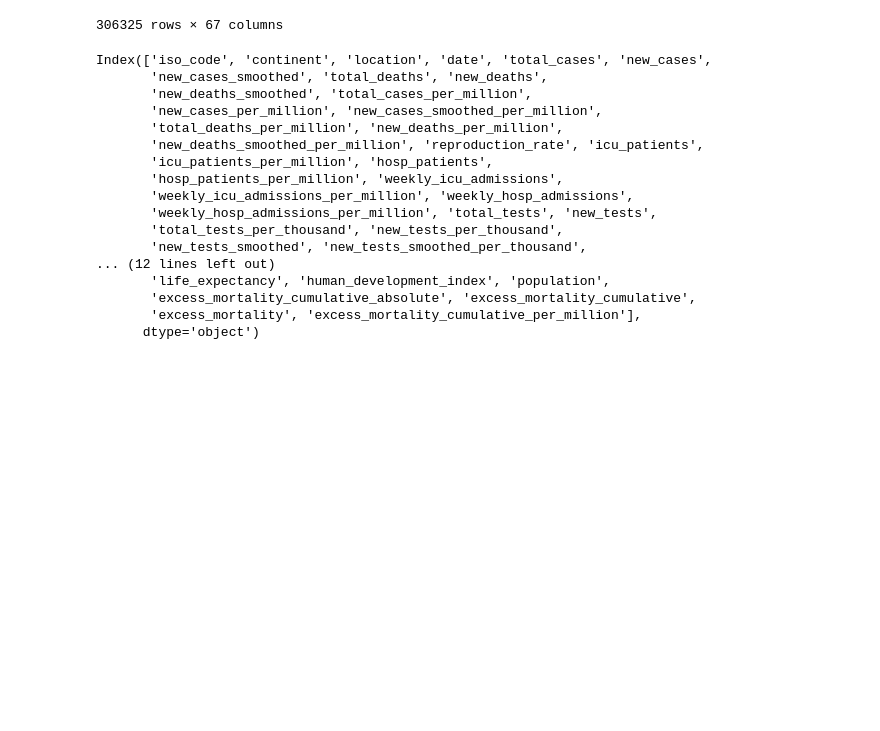
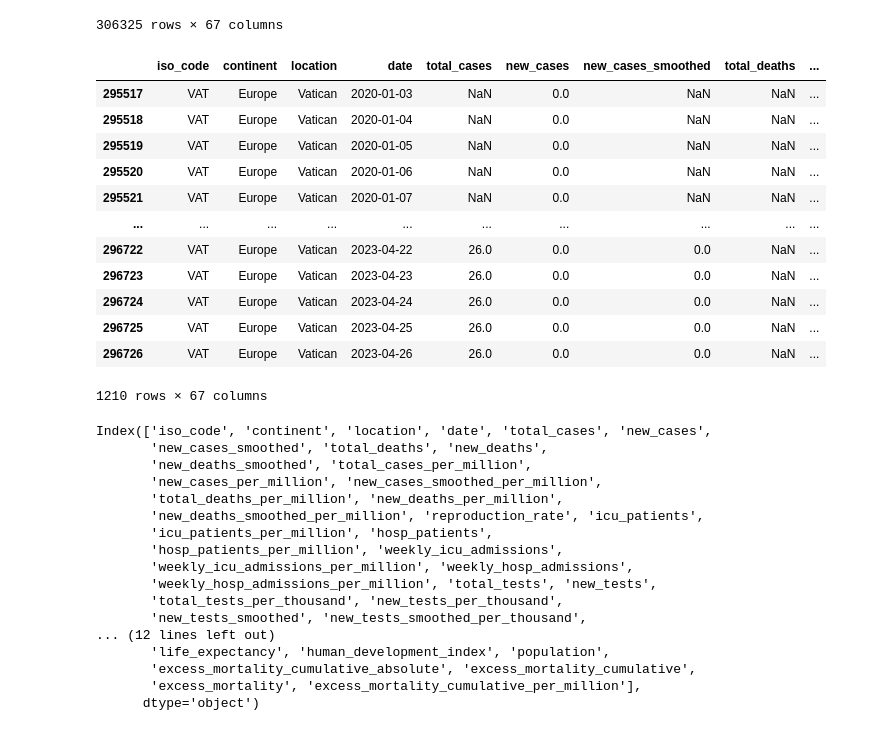
Before and after one commit to f-krause/veda_23_covid_dashboard, a Jupyter notebook: EDA.ipynb, the cells around one changed output. Saved outputs shown, nothing was run; the diff lists cells and outputs as text; code cells hidden in the pictures; blank space fills up the shorter version.

```diff
--- a/EDA.ipynb
+++ b/EDA.ipynb
@@ -20,6 +20,23 @@ df
 | 306323 | ZWE | Africa | Zimbabwe | 2023-04-25 | 264639.0 | 0.0 | 3.714 | 5685.0 | ... |
 | 306324 | ZWE | Africa | Zimbabwe | 2023-04-26 | 264639.0 | 0.0 | 2.857 | 5685.0 | ... |
 306325 rows × 67 columns
+# %%
+# Sample country
+df[df.iso_code == "VAT"]
+# %% [output]
+|  | iso_code | continent | location | date | total_cases | new_cases | new_cases_smoothed | total_deaths | ... |
+| 295517 | VAT | Europe | Vatican | 2020-01-03 | NaN | 0.0 | NaN | NaN | ... |
+| 295518 | VAT | Europe | Vatican | 2020-01-04 | NaN | 0.0 | NaN | NaN | ... |
+| 295519 | VAT | Europe | Vatican | 2020-01-05 | NaN | 0.0 | NaN | NaN | ... |
+| 295520 | VAT | Europe | Vatican | 2020-01-06 | NaN | 0.0 | NaN | NaN | ... |
+| 295521 | VAT | Europe | Vatican | 2020-01-07 | NaN | 0.0 | NaN | NaN | ... |
+| ... | ... | ... | ... | ... | ... | ... | ... | ... | ... |
+| 296722 | VAT | Europe | Vatican | 2023-04-22 | 26.0 | 0.0 | 0.0 | NaN | ... |
+| 296723 | VAT | Europe | Vatican | 2023-04-23 | 26.0 | 0.0 | 0.0 | NaN | ... |
+| 296724 | VAT | Europe | Vatican | 2023-04-24 | 26.0 | 0.0 | 0.0 | NaN | ... |
+| 296725 | VAT | Europe | Vatican | 2023-04-25 | 26.0 | 0.0 | 0.0 | NaN | ... |
+| 296726 | VAT | Europe | Vatican | 2023-04-26 | 26.0 | 0.0 | 0.0 | NaN | ... |
+1210 rows × 67 columns
 # %%
 df.columns
 # %% [output]
```
Also changed, not shown: parts of 1 cell of this notebook.
